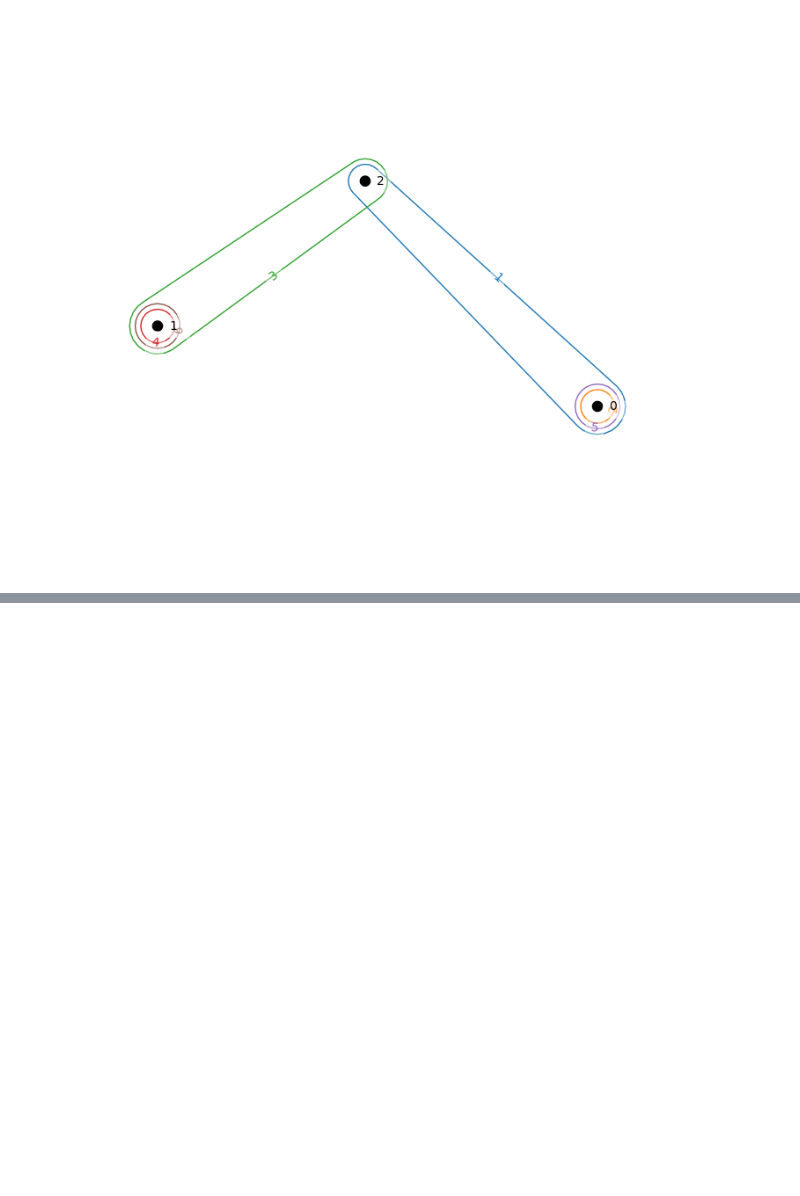
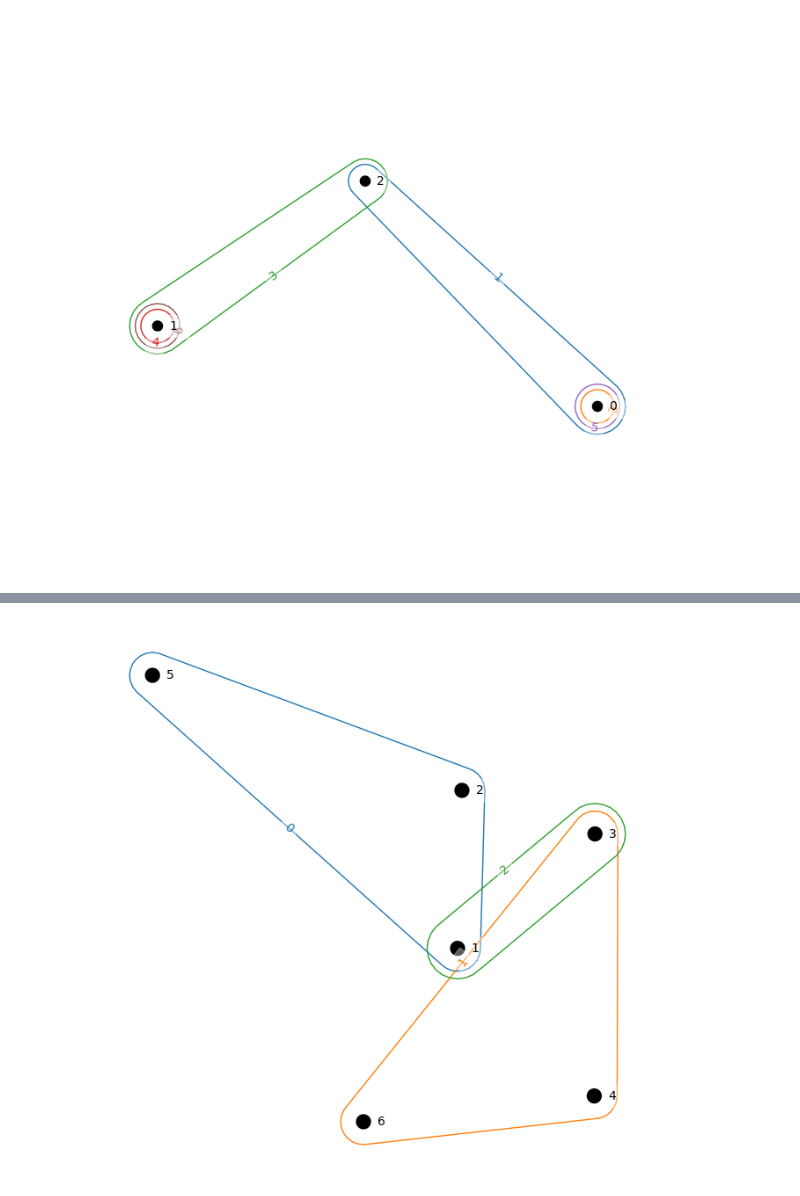
Before and after one commit to ChuongQuoc1413017/Hypergraph_RD, a Jupyter notebook: Demo_2.ipynb, the cells around one changed output, grey strips where cells are left out. Saved outputs shown, nothing was run; the diff lists cells and outputs as text; code cells hidden in the pictures; blank space fills up the shorter version.

```diff
--- a/Demo_2.ipynb
+++ b/Demo_2.ipynb
@@ -186,0 +198,6 @@ hnx.drawing.draw(H.dual())
+# %%
+graph = simple_reduction(graph)
+H = hnx.Hypergraph(graph.edges_dict)
+hnx.drawing.draw(H)
+# %% [output]
+[figure, added]
```
Also changed, not shown: parts of 1 cell of this notebook.
